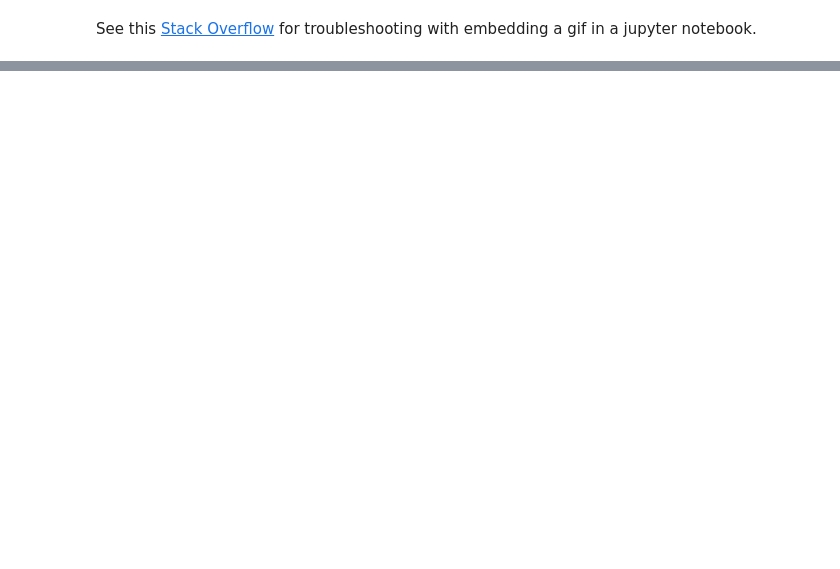
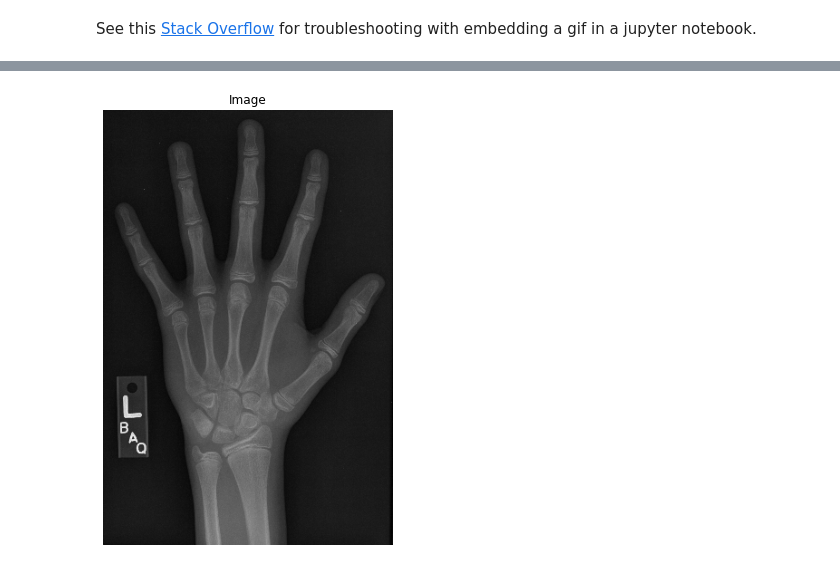
Before and after one commit to anmorgan24/Springboard, a Jupyter notebook: Notes/Image_Processing/Biomedical_Image_Analysis/Biomedical_Image_Analysis_01.ipynb, the cells around one changed output, grey strips where cells are left out. Drawn from its saved outputs; the diff is of its cells as text; code cells hidden in the pictures; blank space fills up the shorter version.

```diff
--- a/Notes/Image_Processing/Biomedical_Image_Analysis/Biomedical_Image_Analysis_01.ipynb
+++ b/Notes/Image_Processing/Biomedical_Image_Analysis/Biomedical_Image_Analysis_01.ipynb
@@ -677,0 +871,6 @@ See this [Stack Overflow](https://stackoverflow.com/questions/51527868/how-do-i-
+# %%
+hand_xray = imread('pics_b/hand_xray.png')
+# %%
+show_image(hand_xray)
+# %% [output]
+[figure, added]
```
Also changed, not shown: parts of 21 cells of this notebook, 4 other files.
